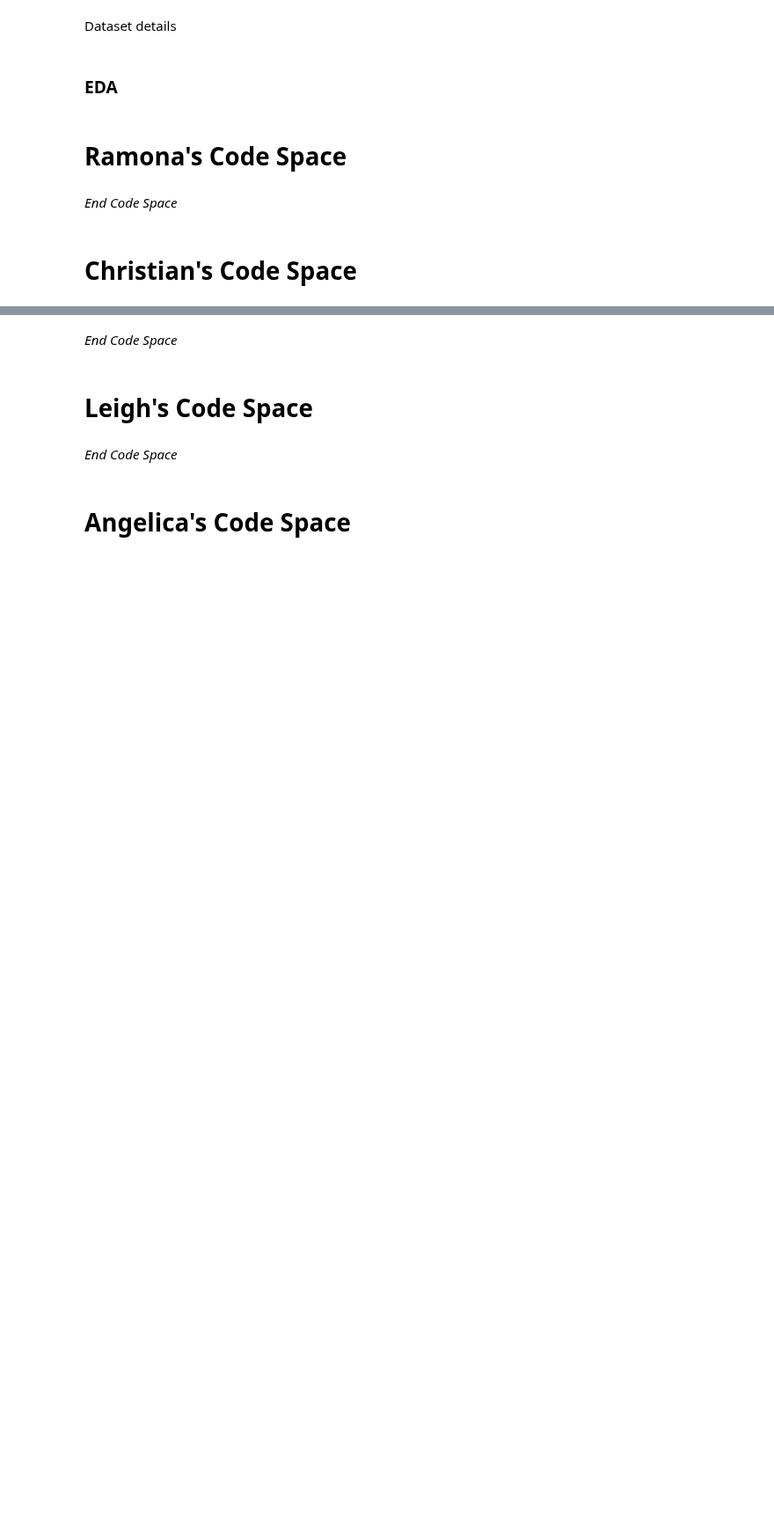
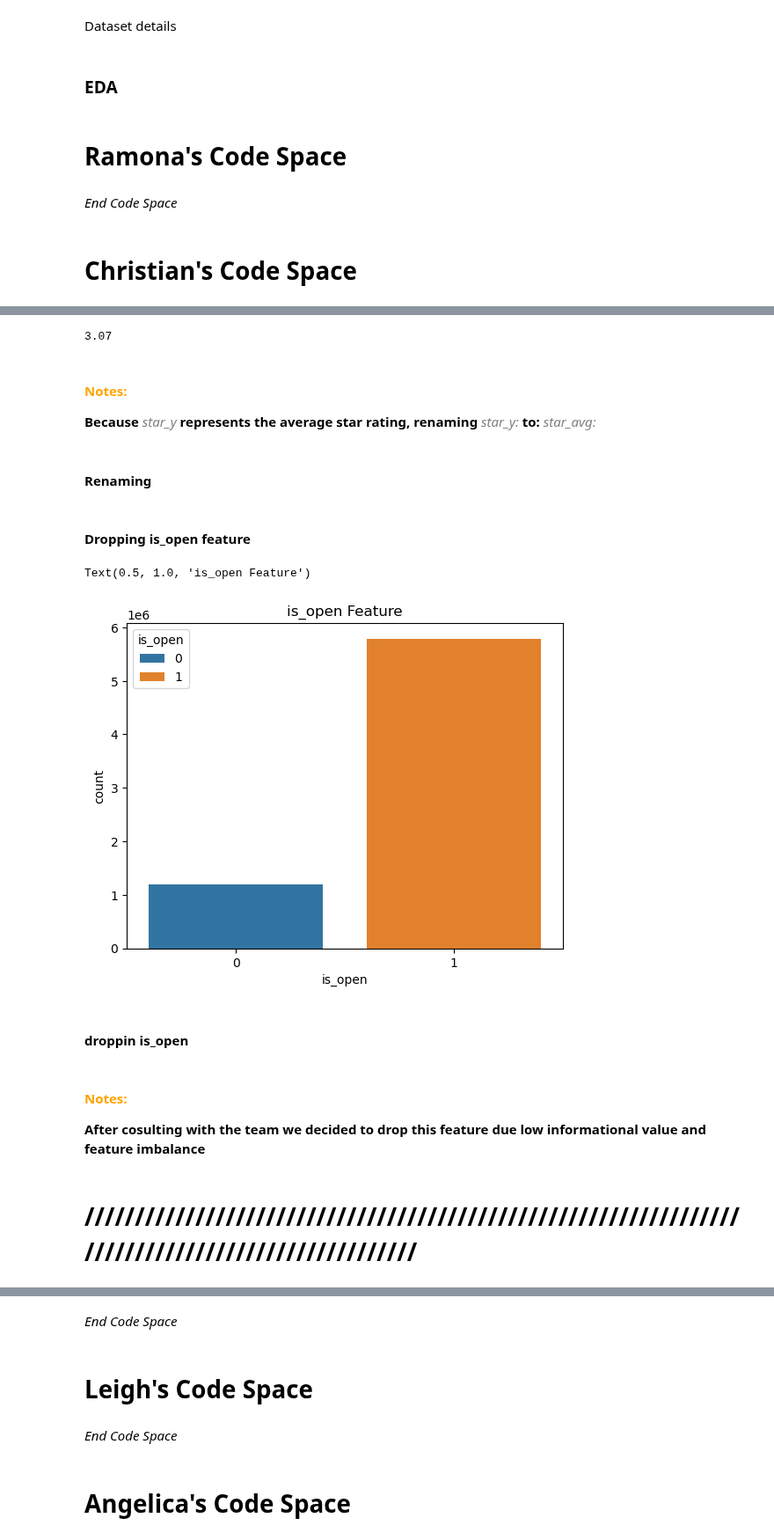
Before and after one commit to MxOdele/AI_Project_3_Group_01, a Jupyter notebook: placeholder_notebook.ipynb, the cells around one changed output, grey strips where cells are left out. Shown at 88% size. Drawn from its saved outputs; the diff is of its cells as text; code cells hidden in the pictures; blank space fills up the shorter version.

```diff
--- a/placeholder_notebook.ipynb
+++ b/placeholder_notebook.ipynb
@@ -29,0 +430,2 @@ Dataset details
+# %%
+data_df.drop(columns = ['attributes','categories','hours'],inplace=True)
@@ -29,0 +475,24 @@ Dataset details
+# %%
+round(data_df.loc[data_df['business_id']=='XQfwVwDr-v0ZS3_CbbE5Xw']['stars_x'].mean(),2)
+# %% [output]
+3.07
+# %% [markdown]
+#### **<font color='orange'> Notes:</font>**
+**Because** *<font color='grey'> star_y</font>* **represents the average star rating, renaming** *<font color='grey'> star_y:</font>* **to:** *<font color='grey'> star_avg:</font>*
+# %% [markdown]
+#### Renaming
+# %%
+data_df.rename(columns={'stars_y':'stars_avg','stars_x':'stars'},inplace = True)
+# %% [markdown]
+#### Dropping is_open feature
+# %%
+fig,ax = plt.subplots()
+sns.countplot(data_df,
+             x='is_open',
+             hue = 'is_open',
+             ax = ax).set_title('is_open Feature')
+# %% [output]
+Text(0.5, 1.0, 'is_open Feature')
+[figure, added]
+# %% [markdown]
+#### droppin is_open
@@ -29,0 +501,5 @@ Dataset details
+# %% [markdown]
+#### **<font color='orange'> Notes:</font>**
+**After cosulting with the team we decided to drop this feature due low informational value and feature imbalance**
+# %% [markdown]
+# //////////////////////////////////////////////////////////////////////////////////////////////////
```
Also changed, not shown: parts of 114 cells of this notebook.
